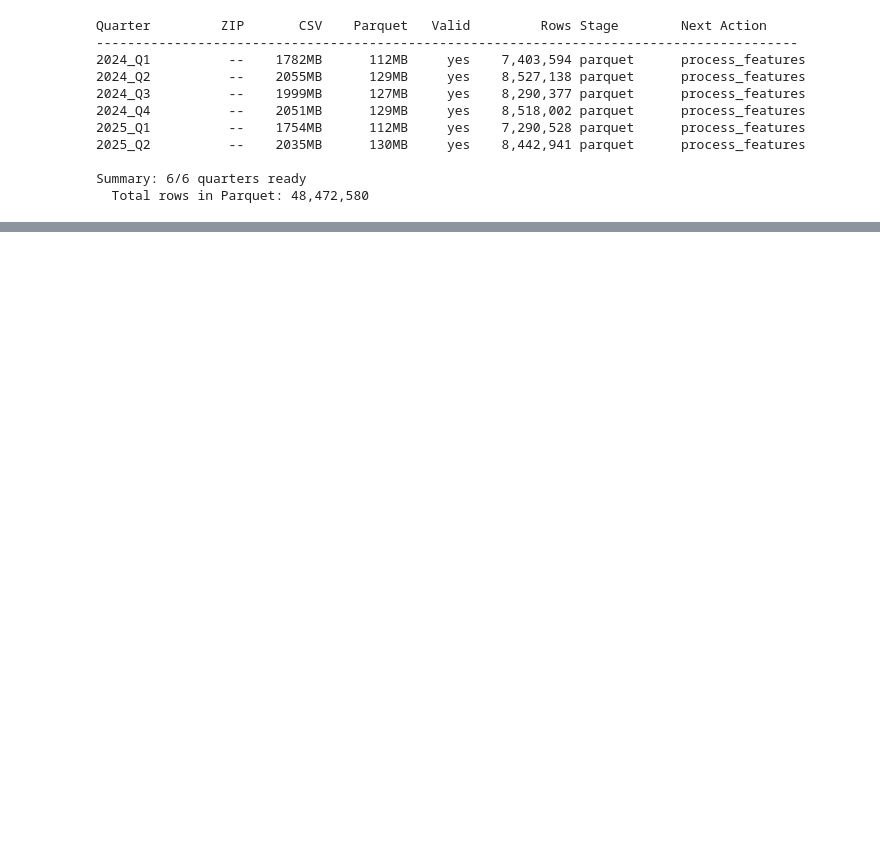
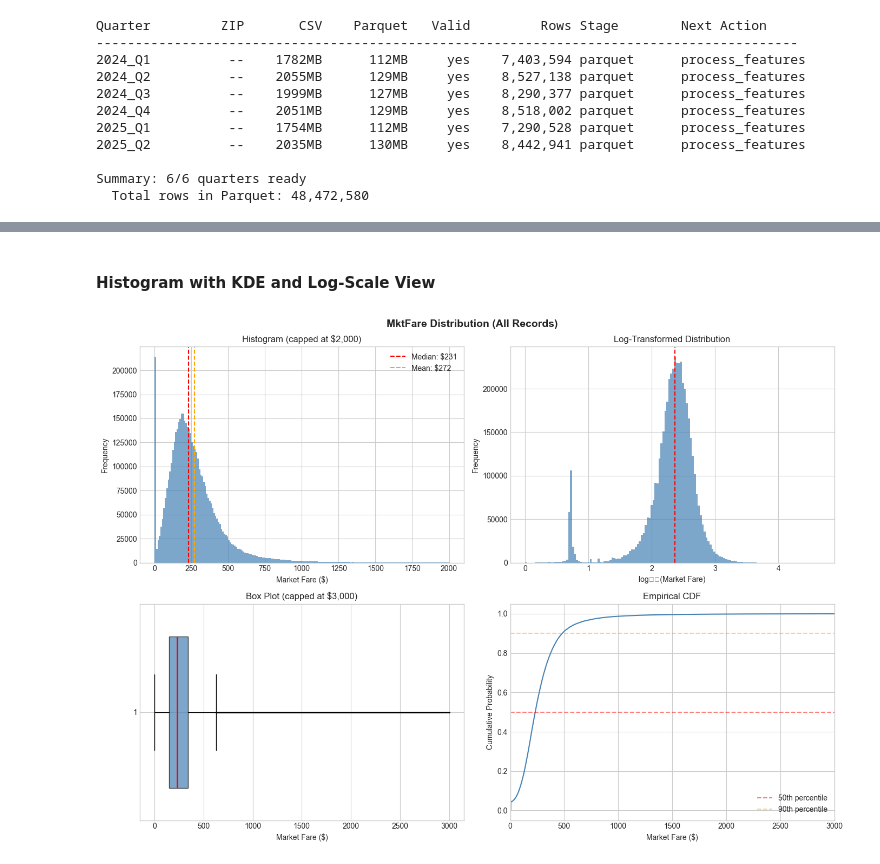
Before and after one commit to ThongLai/Flight-Scanner, a Jupyter notebook: experiment_notebooks/BTS DB1B.ipynb, the cells around one changed output, grey strips where cells are left out. Drawn from its saved outputs; the diff is of its cells as text; code cells hidden in the pictures; blank space fills up the shorter version.

```diff
--- a/experiment_notebooks/BTS DB1B.ipynb
+++ b/experiment_notebooks/BTS DB1B.ipynb
@@ -313,0 +229,4 @@ df
+# %%
+# -- Configuration --------------------------------------------------------
+plt.style.use("seaborn-v0_8-whitegrid")
+FARE_COL = "MktFare"
@@ -313,0 +285,59 @@ df
+# %% [markdown]
+#### Histogram with KDE and Log-Scale View
+# %%
+fig, axes = plt.subplots(2, 2, figsize=(14, 10))
+fig.suptitle("MktFare Distribution (All Records)", fontsize=14, fontweight="bold")
+
+# Raw histogram
+ax = axes[0, 0]
+ax.hist(df[FARE_COL], bins=200, range=(0, 2000), alpha=0.7,
+        color="steelblue", edgecolor="none")
+ax.set_xlabel("Market Fare ($)")
+ax.set_ylabel("Frequency")
+ax.set_title("Histogram (capped at $2,000)")
+ax.axvline(df[FARE_COL].median(), color="red", linestyle="--",
+           label=f"Median: ${df[FARE_COL].median():.0f}")
+ax.axvline(df[FARE_COL].mean(), color="orange", linestyle="--",
+           label=f"Mean: ${df[FARE_COL].mean():.0f}")
+ax.legend()
+
+# Log-scale histogram
+ax = axes[0, 1]
+log_fares = np.log10(df[FARE_COL].clip(lower=1))
+ax.hist(log_fares, bins=150, alpha=0.7, color="steelblue", edgecolor="none")
+ax.set_xlabel("log₁₀(Market Fare)")
+ax.set_ylabel("Frequency")
+ax.set_title("Log-Transformed Distribution")
+ax.axvline(np.log10(df[FARE_COL].median()), color="red", linestyle="--")
+
+# Box plot
+ax = axes[1, 0]
+bp = ax.boxplot(
+    df[FARE_COL].clip(upper=3000), vert=False, widths=0.7,
+    patch_artist=True,
+    boxprops=dict(facecolor="steelblue", alpha=0.7),
+    medianprops=dict(color="red", linewidth=2),
+    flierprops=dict(marker=".", markersize=1, alpha=0.3),
+)
+ax.set_xlabel("Market Fare ($)")
+ax.set_title("Box Plot (capped at $3,000)")
+
+# ECDF (empirical cumulative distribution)
+ax = axes[1, 1]
+sorted_fares = np.sort(df[FARE_COL].values)
+ecdf = np.arange(1, len(sorted_fares) + 1) / len(sorted_fares)
+# Downsample for plotting performance
+step = max(1, len(sorted_fares) // 10000)
+ax.plot(sorted_fares[::step], ecdf[::step], color="steelblue", linewidth=1.5)
+ax.set_xlabel("Market Fare ($)")
+ax.set_ylabel("Cumulative Probability")
+ax.set_title("Empirical CDF")
+ax.set_xlim(0, 3000)
+ax.axhline(0.5, color="red", linestyle="--", alpha=0.5, label="50th percentile")
+ax.axhline(0.9, color="orange", linestyle="--", alpha=0.5, label="90th percentile")
+ax.legend()
+
+plt.tight_layout()
+plt.show()
+# %% [output]
+[figure, added]
```
Also changed, not shown: parts of 49 cells of this notebook.
